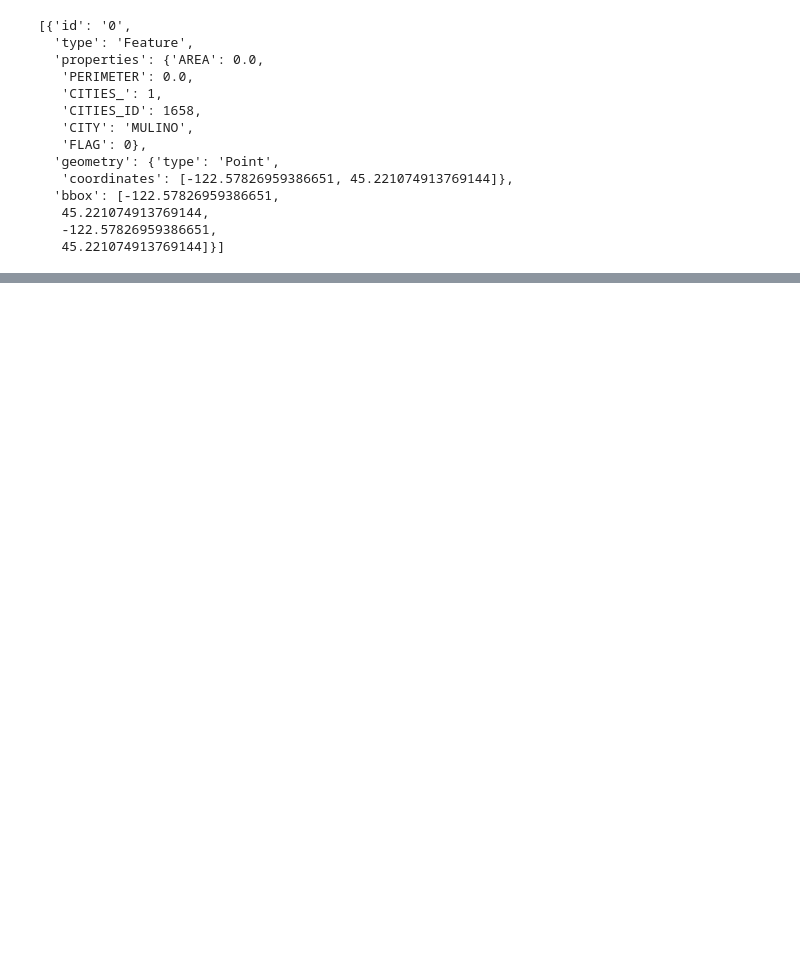
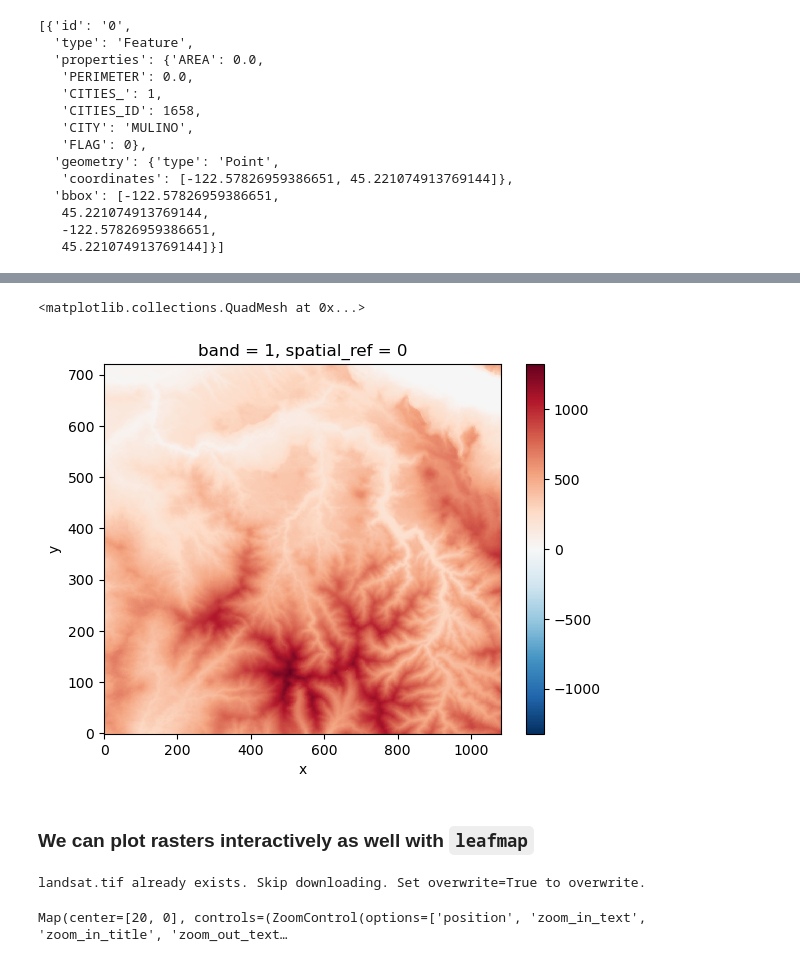
Before and after one commit to USEPA/Python_OpenSource_GIS, a Jupyter notebook: Python_OpenSource_GIS.ipynb, the cells around one changed output, grey strips where cells are left out. Drawn from its saved outputs; the diff is of its cells as text; code cells hidden in the pictures; blank space fills up the shorter version.

```diff
--- a/Python_OpenSource_GIS.ipynb
+++ b/Python_OpenSource_GIS.ipynb
@@ -211,0 +245,11 @@ m
+# %%
+chunk2.plot()
+# %% [output]
+<matplotlib.collections.QuadMesh at 0x...>
+[figure, added]
+# %% [markdown]
+### We can plot rasters interactively as well with `leafmap`
+# %%
+landsat = leafmap.download_file("https://open.gishub.org/data/raster/landsat7.tif", "landsat.tif")
+# %% [output]
+landsat.tif already exists. Skip downloading. Set overwrite=True to overwrite.
@@ -211,0 +260,8 @@ m
+# %%
+import leafmap
+m = leafmap.Map()
+url = "https://github.com/opengeos/data/releases/download/raster/Libya-2023-07-01.tif"
+m.add_cog_layer(url, name="Fire (pre-event)")
+m
+# %% [output]
+Map(center=[20, 0], controls=(ZoomControl(options=['position', 'zoom_in_text', 'zoom_in_title', 'zoom_out_text…
```
Also changed, not shown: parts of 17 cells of this notebook, 1 other file.
